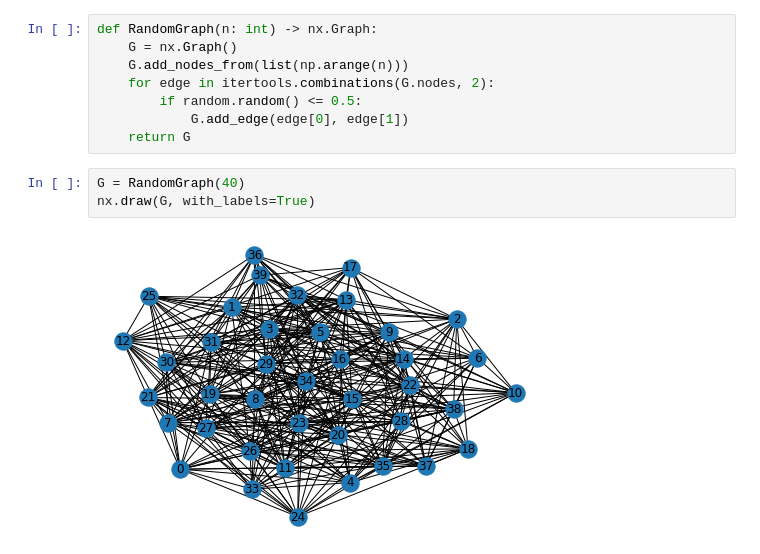
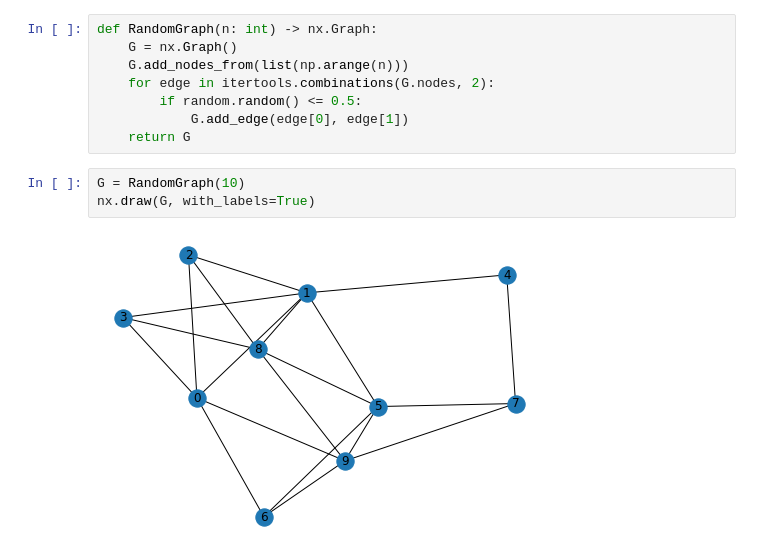
Before and after one commit to Yoha485/Graph-Clustering, a Jupyter notebook: Clustering on Graphs.ipynb, the cells around one changed output. Saved outputs shown, nothing was run; the diff lists cells and outputs as text.

```diff
--- a/Clustering on Graphs.ipynb
+++ b/Clustering on Graphs.ipynb
@@ -322,10 +319,10 @@ def RandomGraph(n: int) -> nx.Graph:
             G.add_edge(edge[0], edge[1])
     return G
 # %%
-G = RandomGraph(40)
+G = RandomGraph(10)
 nx.draw(G, with_labels=True)
 # %% [output]
-[figure, old version]
+[figure, new version]
 # %%
 M_1 = A1(G, len(G.nodes))
 nx.draw_shell(M_1.G, with_labels=True)
```
Also changed, not shown: parts of 13 cells of this notebook.
